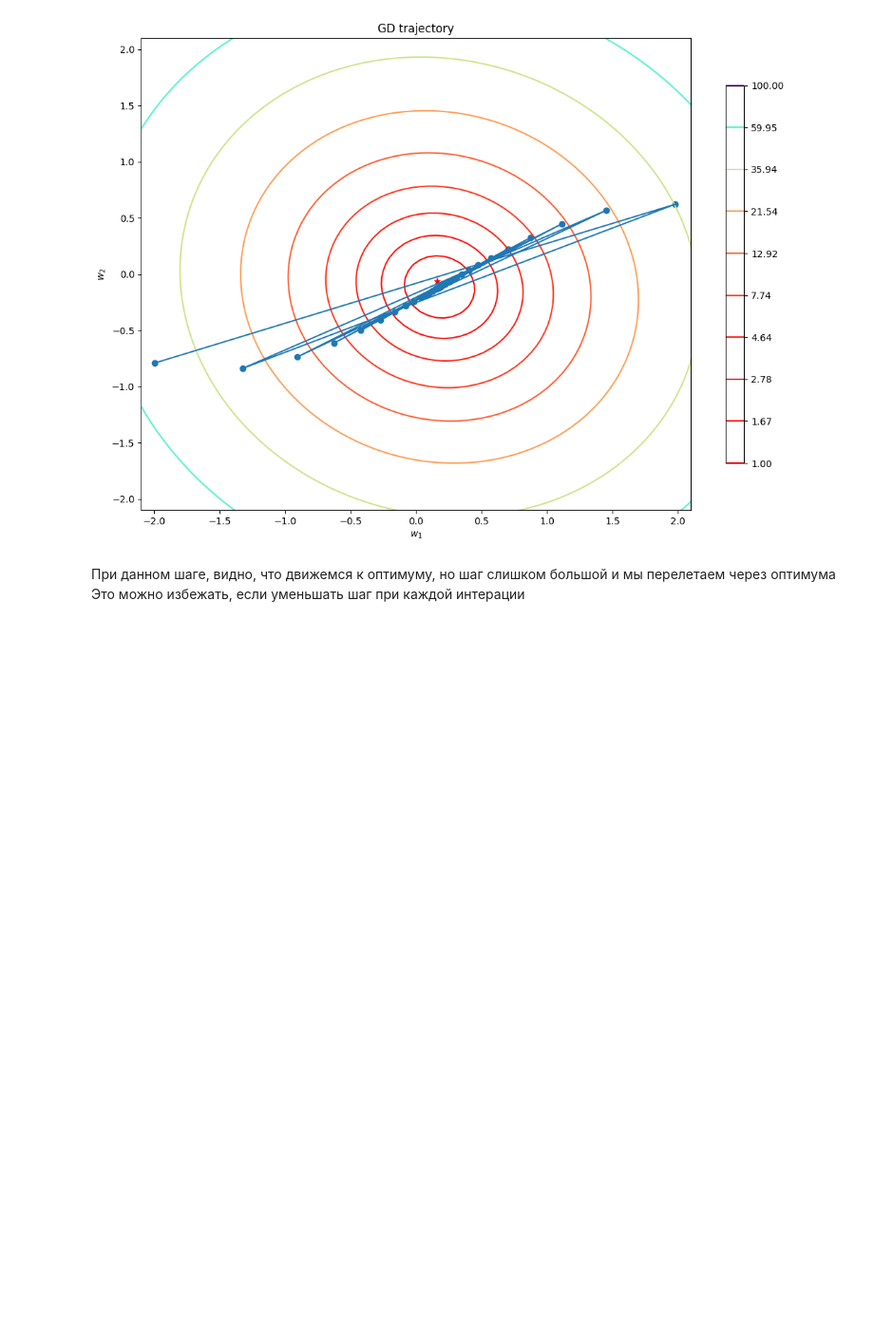
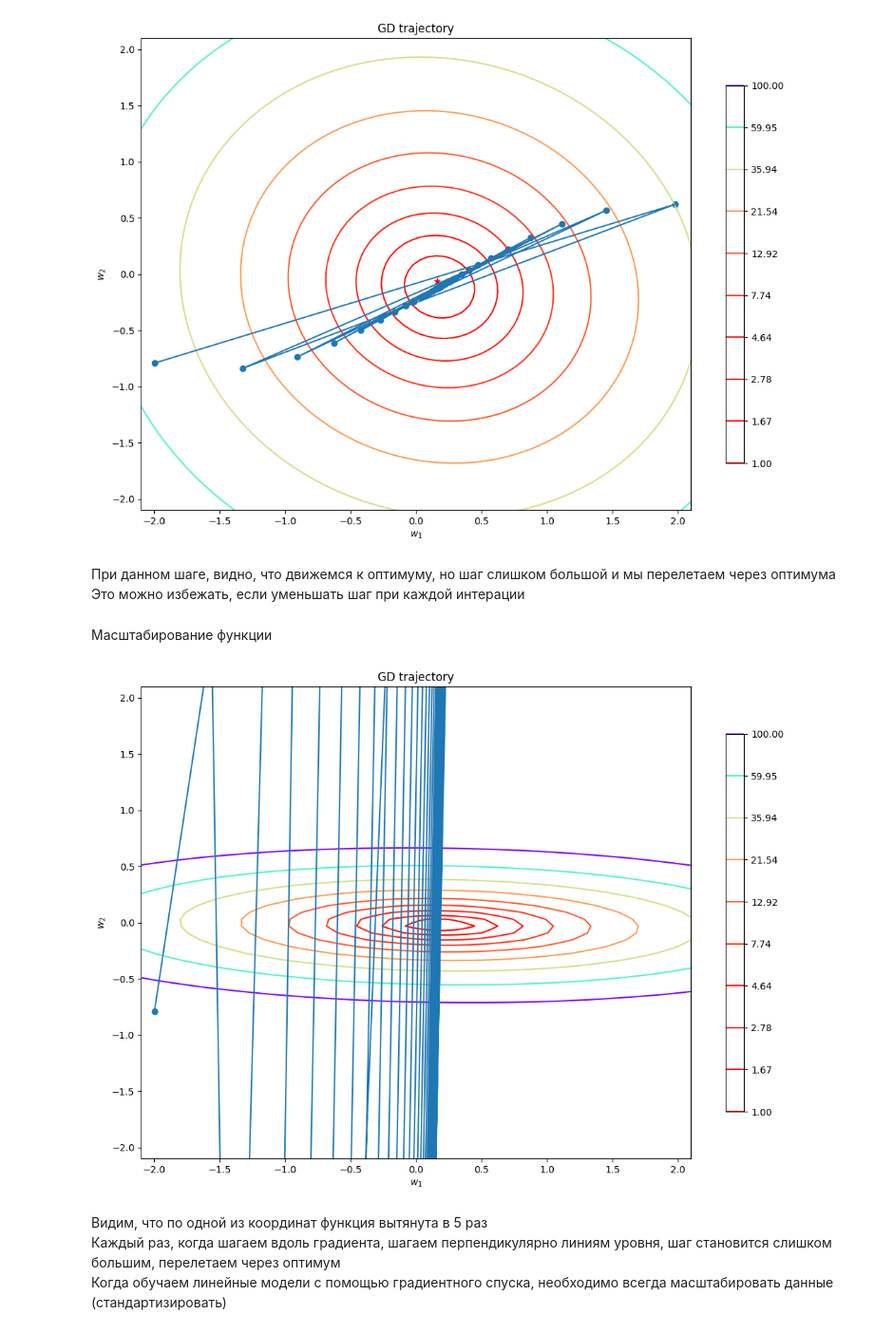
Before and after one commit to GarifullinII/GradientDescent, a Jupyter notebook: gradient_descent.ipynb, the cells around one changed output. Shown at 95% size. Cells and saved outputs as stored; diff of their text form; code cells hidden in the pictures; blank space fills up the shorter version.

```diff
--- a/gradient_descent.ipynb
+++ b/gradient_descent.ipynb
@@ -217,3 +217,17 @@ plot_gd(X, y, lr.w_history)
 [figure]
 # %% [markdown]
 При данном шаге, видно, что движемся к оптимуму, но шаг слишком большой и мы перелетаем через оптимума <br>Это можно избежать, если уменьшать шаг при каждой интерации
+# %% [markdown]
+Масштабирование функции
+# %%
+X_new = X.copy()
+# масштабирование (увеличение в 5 раз) второго столбца матрицы признаков X
+X_new[:,1] = X_new[:,1] * 5
+
+lr = LinearRegression(w0=w_0, alpha=0.01)
+lr.fit(X_new, y)
+plot_gd(X_new, y, lr.w_history)
+# %% [output]
+[figure, added]
+# %% [markdown]
+Видим, что по одной из координат функция вытянута в 5 раз <br>Каждый раз, когда шагаем вдоль градиента, шагаем перпендикулярно линиям уровня, шаг становится слишком большим, перелетаем через оптимум <br>Когда обучаем линейные модели с помощью градиентного спуска, необходимо всегда масштабировать данные (стандартизировать)
```
